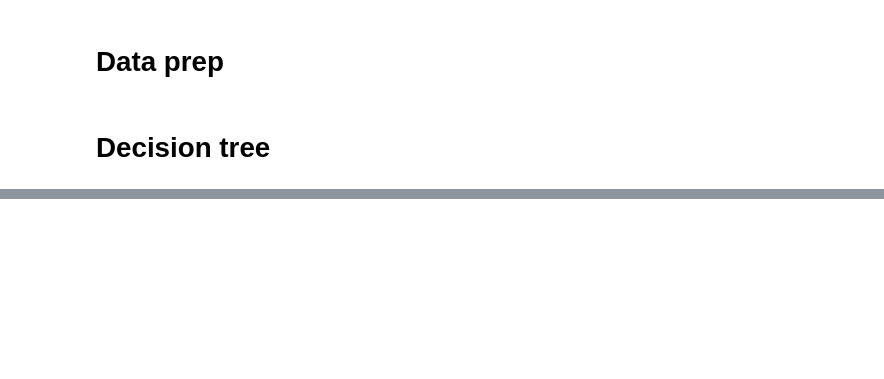
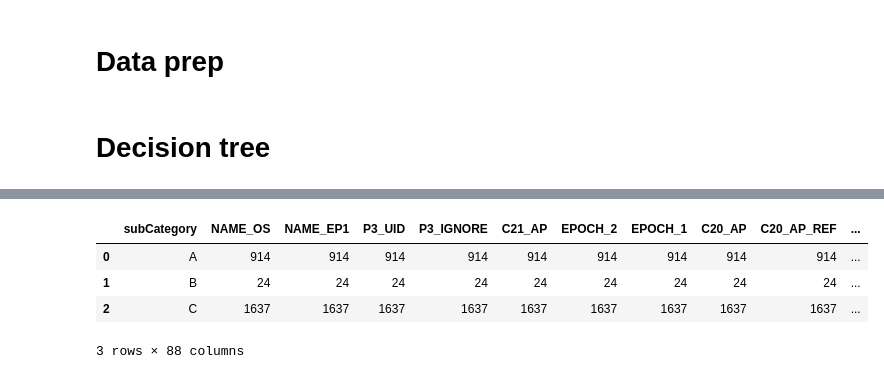
Before and after one commit to lara-spearman/AWI, a Jupyter notebook: AWI analysis.ipynb, the cells around one changed output, grey strips where cells are left out. Saved outputs shown, nothing was run; the diff lists cells and outputs as text; code cells hidden in the pictures; blank space fills up the shorter version.

```diff
--- a/AWI analysis.ipynb
+++ b/AWI analysis.ipynb
@@ -214,3 +167,13 @@ fig.show()
+# %%
+df_not_ancient_grouped = df_not_ancient.groupby('subCategory').count().reset_index()
+# %%
+df_not_ancient_grouped
+# %% [output]
+|  | subCategory | NAME_OS | NAME_EP1 | P3_UID | P3_IGNORE | C21_AP | EPOCH_2 | EPOCH_1 | C20_AP | C20_AP_REF | ... |
+| 0 | A | 914 | 914 | 914 | 914 | 914 | 914 | 914 | 914 | 914 | ... |
+| 1 | B | 24 | 24 | 24 | 24 | 24 | 24 | 24 | 24 | 24 | ... |
+| 2 | C | 1637 | 1637 | 1637 | 1637 | 1637 | 1637 | 1637 | 1637 | 1637 | ... |
+3 rows × 88 columns
 # %%
 fig = px.bar(df_ancient_grouped, x ='P3_Status', y = 'NAME_OS' )
 fig.show()
```
Also changed, not shown: parts of 10 cells of this notebook.
